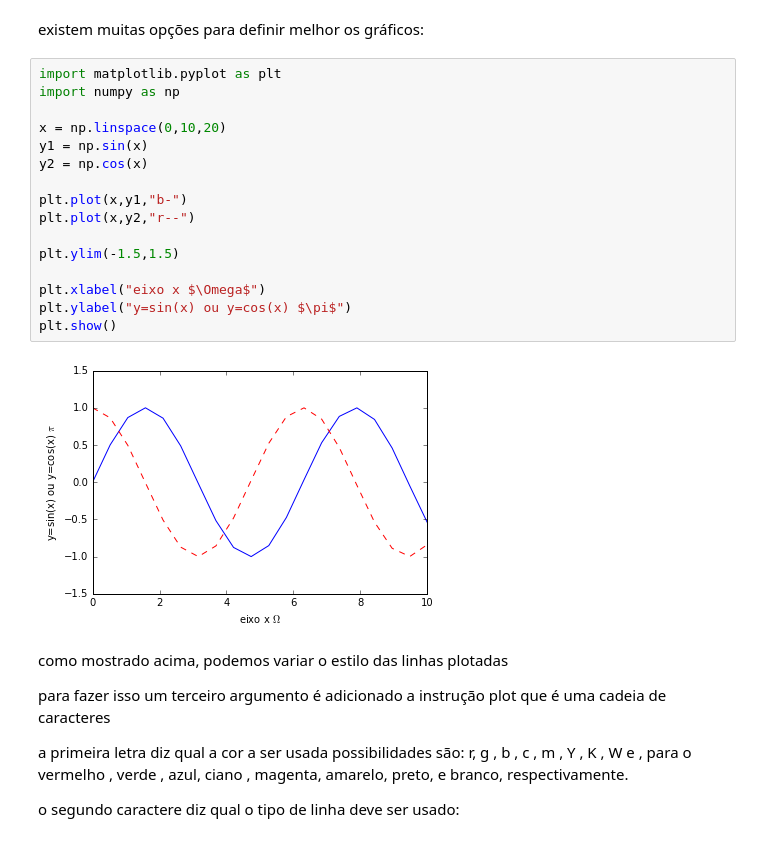
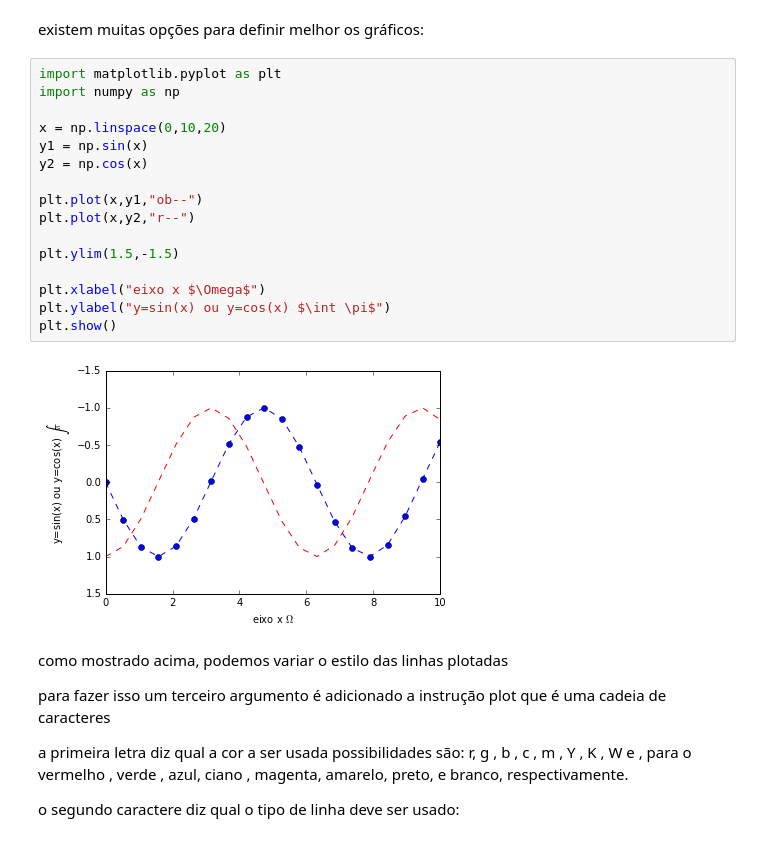
Before and after one commit to hektor-monteiro/python-notebooks, a Jupyter notebook: aula-6.ipynb, the cells around one changed output. Saved outputs shown, nothing was run; the diff lists cells and outputs as text.

```diff
--- a/aula-6.ipynb
+++ b/aula-6.ipynb
@@ -143,21 +146,21 @@ existem muitas opções para definir melhor os gráficos:
 # %%
 import matplotlib.pyplot as plt
 import numpy as np
 
 x = np.linspace(0,10,20)
 y1 = np.sin(x)
 y2 = np.cos(x)
 
-plt.plot(x,y1,"b-")
+plt.plot(x,y1,"ob--")
 plt.plot(x,y2,"r--")
 
-plt.ylim(-1.5,1.5)
+plt.ylim(1.5,-1.5)
 
 plt.xlabel("eixo x $\Omega$")
-plt.ylabel("y=sin(x) ou y=cos(x) $\pi$")
+plt.ylabel("y=sin(x) ou y=cos(x) $\int \pi$")
 plt.show()
 # %% [output]
-[figure, old version]
+[figure, new version]
 # %% [markdown]
 como mostrado acima, podemos variar o estilo das linhas plotadas
 
```
Also changed, not shown: parts of 14 cells of this notebook, 1 other file.
